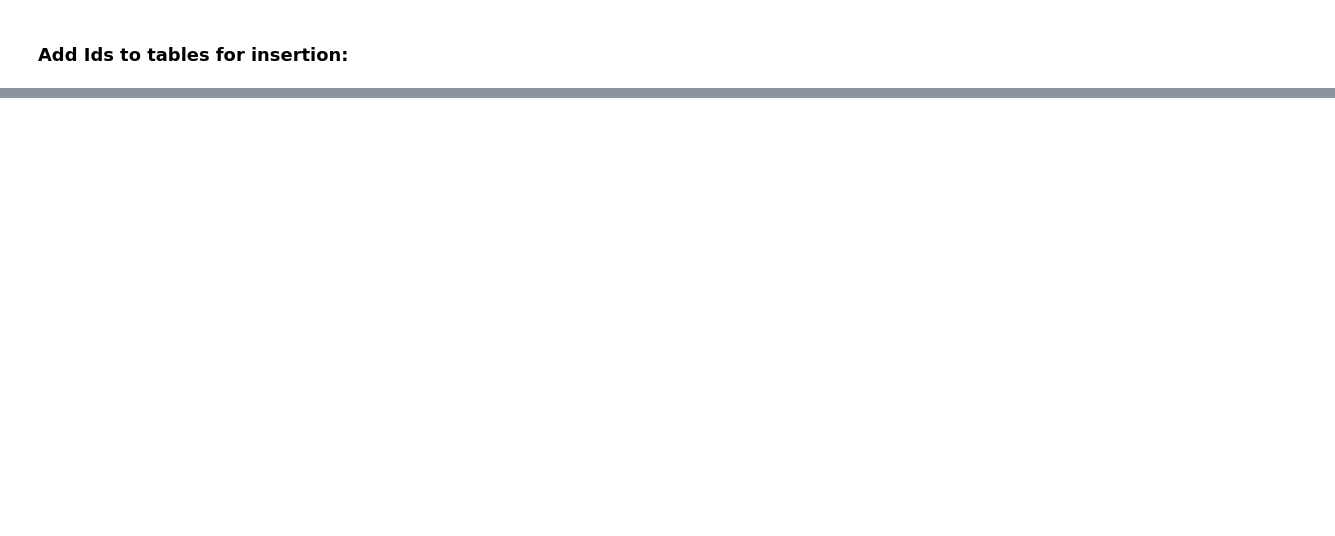
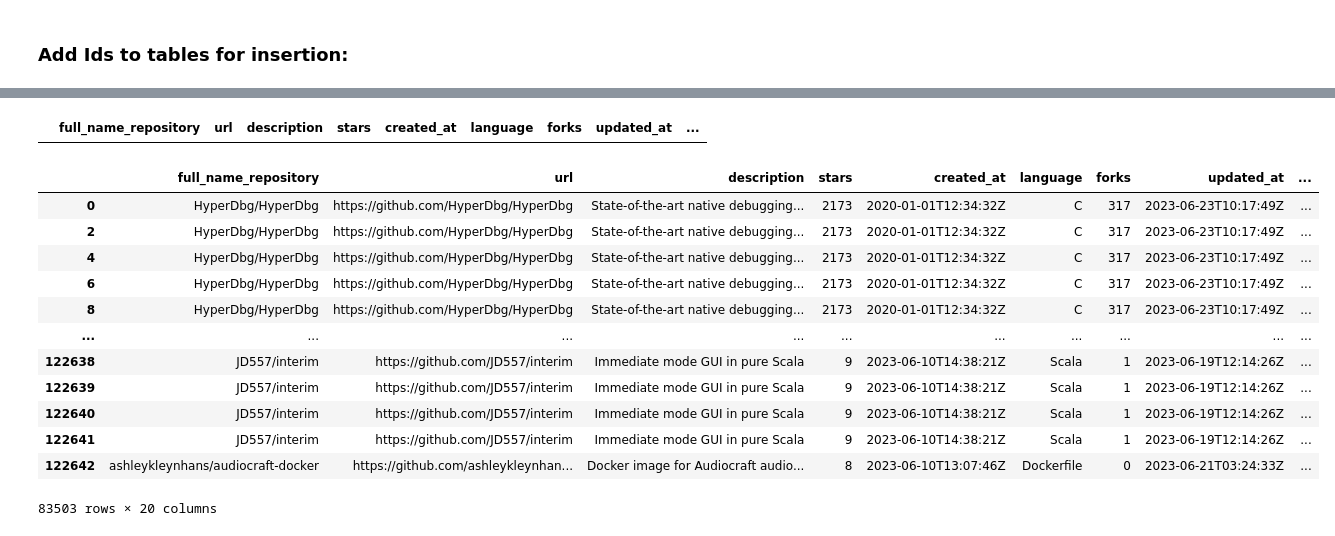
Before and after one commit to elouardyabderrahim/Mod-lisation-stockage-donn-es-gitHub-, a Jupyter notebook: github_db.ipynb, the cells around one changed output, grey strips where cells are left out. Drawn from its saved outputs; the diff is of its cells as text; code cells hidden in the pictures; blank space fills up the shorter version.

```diff
--- a/github_db.ipynb
+++ b/github_db.ipynb
@@ -295,0 +192,12 @@ df_exploded
+# %%
+# general_data.drop(['full_name'], inplace=True, axis=1)
+general_data.drop(['name'], inplace=True, axis=1)
+# %%
+data_ready_to_insert=pd.merge(general_data, contributors_data_end_file, on='full_name_repository')
+# %%
+data_ready_to_insert["contributor"].fillna("no_contributor",inplace=True)
+data_ready_to_insert["number_of_contributions"].fillna(0,inplace=True)
+# %%
+data_ready_to_insert[data_ready_to_insert["contributor"]=="no_contributor"]
+# %% [output]
+|  | full_name_repository | url | description | stars | created_at | language | forks | updated_at | ... |
@@ -295,0 +206,18 @@ df_exploded
+# %%
+data_ready_to_insert.drop_duplicates(inplace=True)
+# %%
+data_ready_to_insert.dropna()
+# %% [output]
+|  | full_name_repository | url | description | stars | created_at | language | forks | updated_at | ... |
+| 0 | HyperDbg/HyperDbg | https://github.com/HyperDbg/HyperDbg | State-of-the-art native debugging... | 2173 | 2020-01-01T12:34:32Z | C | 317 | 2023-06-23T10:17:49Z | ... |
+| 2 | HyperDbg/HyperDbg | https://github.com/HyperDbg/HyperDbg | State-of-the-art native debugging... | 2173 | 2020-01-01T12:34:32Z | C | 317 | 2023-06-23T10:17:49Z | ... |
+| 4 | HyperDbg/HyperDbg | https://github.com/HyperDbg/HyperDbg | State-of-the-art native debugging... | 2173 | 2020-01-01T12:34:32Z | C | 317 | 2023-06-23T10:17:49Z | ... |
+| 6 | HyperDbg/HyperDbg | https://github.com/HyperDbg/HyperDbg | State-of-the-art native debugging... | 2173 | 2020-01-01T12:34:32Z | C | 317 | 2023-06-23T10:17:49Z | ... |
+| 8 | HyperDbg/HyperDbg | https://github.com/HyperDbg/HyperDbg | State-of-the-art native debugging... | 2173 | 2020-01-01T12:34:32Z | C | 317 | 2023-06-23T10:17:49Z | ... |
+| ... | ... | ... | ... | ... | ... | ... | ... | ... | ... |
+| 122638 | JD557/interim | https://github.com/JD557/interim | Immediate mode GUI in pure Scala | 9 | 2023-06-10T14:38:21Z | Scala | 1 | 2023-06-19T12:14:26Z | ... |
+| 122639 | JD557/interim | https://github.com/JD557/interim | Immediate mode GUI in pure Scala | 9 | 2023-06-10T14:38:21Z | Scala | 1 | 2023-06-19T12:14:26Z | ... |
+| 122640 | JD557/interim | https://github.com/JD557/interim | Immediate mode GUI in pure Scala | 9 | 2023-06-10T14:38:21Z | Scala | 1 | 2023-06-19T12:14:26Z | ... |
+| 122641 | JD557/interim | https://github.com/JD557/interim | Immediate mode GUI in pure Scala | 9 | 2023-06-10T14:38:21Z | Scala | 1 | 2023-06-19T12:14:26Z | ... |
+| 122642 | ashleykleynhans/audiocraft-docker | https://github.com/ashleykleynhan... | Docker image for Audiocraft audio... | 8 | 2023-06-10T13:07:46Z | Dockerfile | 0 | 2023-06-21T03:24:33Z | ... |
+83503 rows × 20 columns
```
Also changed, not shown: parts of 40 cells of this notebook, 3 other files.
